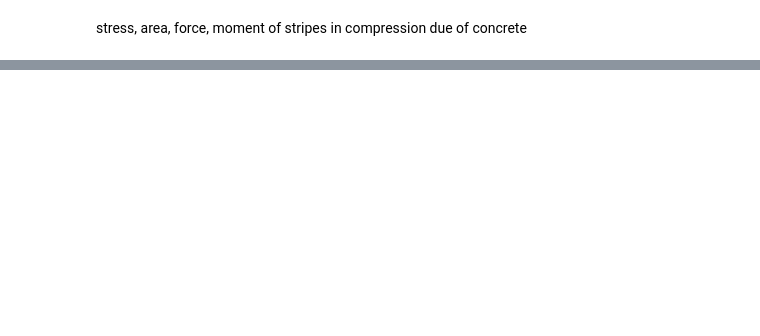
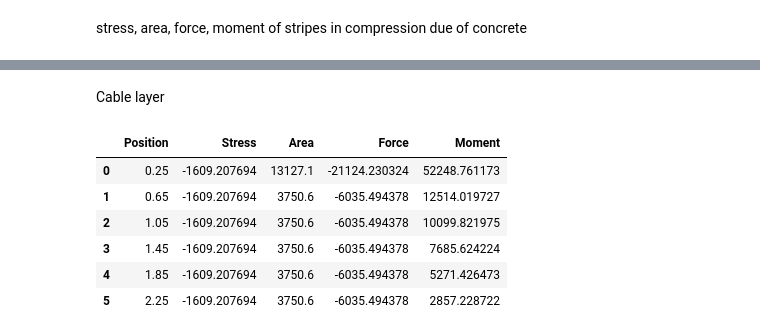
Before and after one commit to Rawrr-123/PSC_bridge, a Jupyter notebook: prestressed.ipynb, the cells around one changed output, grey strips where cells are left out. Saved outputs shown, nothing was run; the diff lists cells and outputs as text; code cells hidden in the pictures; blank space fills up the shorter version.

```diff
--- a/prestressed.ipynb
+++ b/prestressed.ipynb
@@ -479,6 +479,9 @@ tauTop_QP, tauBot_QP
 # %% [markdown]
 material property cable
 # %%
+nos = 19 # input number of strand
+art = 98.7 # input area of one tendon mm
+
 fpk = 1860 # breaking stress
 es = 195000 # modulus of elasticity
 # %% [markdown]
@@ -651,0 +657,26 @@ df_comp.T
+# %% [markdown]
+Cable layer
+# %%
+
+cpx, cpy = zip(*sections[i].cableprop)
+
+cab_y = sorted(list(set(cpy)))
+cab_layer = [[y, cpy.count(y)] for y in cab_y]  #[[y of cable from bottom, no of cables]]
+# %%
+cab_pos = cab_y
+cab_strn = [interpolate_e(etop, ebot, depth, j) for j in cab_pos]
+cab_strs = [np.interp(x, st_st, tau_st) for x in cab_strn]
+cab_area = [nos*art * n[1] for n in cab_layer]
+cab_force = [cab_strs[j]*cab_area[j]/1000 for j in range(len(cab_layer))]
+cab_mom = [cab_force[j]*(cab_pos[j]-NA) for j in range(len(cab_layer))]
+
+df_tens = pd.DataFrame([cab_pos, cab_strs, cab_area, cab_force, cab_mom], index = ['Position', 'Stress', 'Area', 'Force', 'Moment'])
+df_tens.T
+# %% [output]
+|  | Position | Stress | Area | Force | Moment |
+| 0 | 0.25 | -1609.207694 | 13127.1 | -21124.230324 | 52248.761173 |
+| 1 | 0.65 | -1609.207694 | 3750.6 | -6035.494378 | 12514.019727 |
+| 2 | 1.05 | -1609.207694 | 3750.6 | -6035.494378 | 10099.821975 |
+| 3 | 1.45 | -1609.207694 | 3750.6 | -6035.494378 | 7685.624224 |
+| 4 | 1.85 | -1609.207694 | 3750.6 | -6035.494378 | 5271.426473 |
+| 5 | 2.25 | -1609.207694 | 3750.6 | -6035.494378 | 2857.228722 |
```
Also changed, not shown: parts of 18 cells of this notebook.
